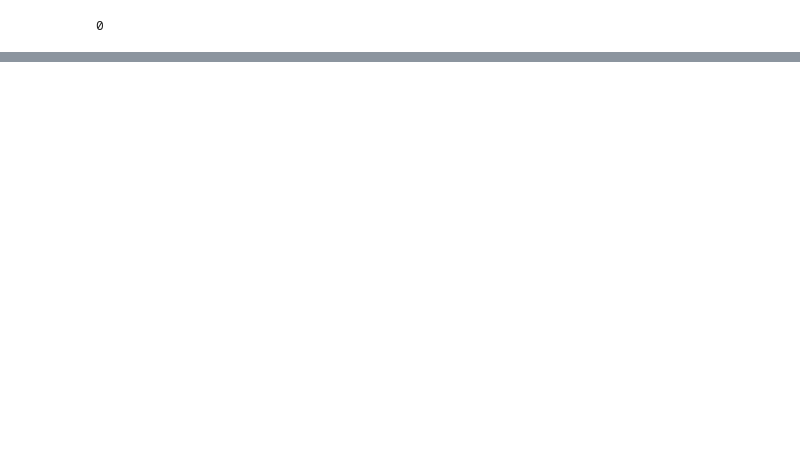
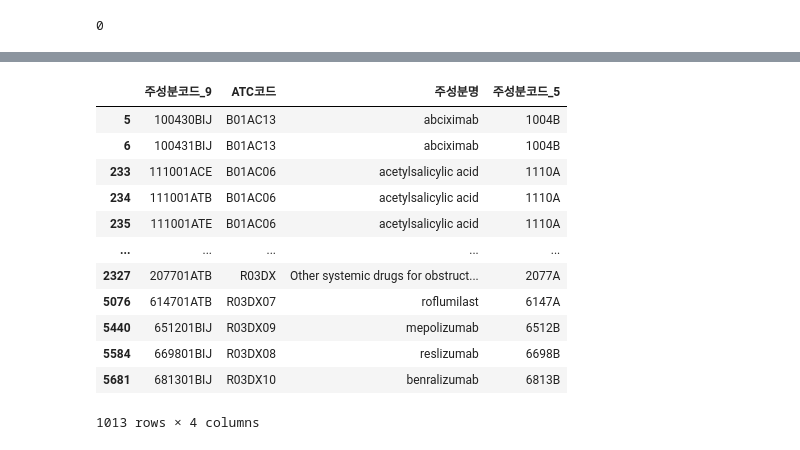
Before and after one commit to YuHan-J-Nam/Drug_Coprescription_Network_Analysis, a Jupyter notebook: 1_create_ATC_mapping.ipynb, the cells around one changed output, grey strips where cells are left out. Saved outputs shown, nothing was run; the diff lists cells and outputs as text; code cells hidden in the pictures; blank space fills up the shorter version.

Commit message:
Created comorbidities mapping ATC dataframe

```diff
--- a/1_create_ATC_mapping.ipynb
+++ b/1_create_ATC_mapping.ipynb
@@ -173,3 +175,6 @@ mapping_n.to_csv('data/mapping.csv', index=False)
 ATC 기준에 의하면 항우울제(Antidepressants)는 N06A로 시작하는 ATC 코드를 가집니다.
 
 df_mapping에서 해당되는 약물 리스트를 추출 하겠습니다.
+# %%
+# 매핑 데이터를 불러옵니다.
+mapping = pd.read_csv('data/mapping.csv', encoding='utf-8')
@@ -209,0 +391,39 @@ df_ad.to_csv('data/antidepressant_mapping_v2.csv', index=False)
+# %%
+# 관심 합병증을 다 합친 ATC 코드 리스트를 만듭니다
+ATC_dict['comorbidities'] = ATC_dict['stroke_med'] + ATC_dict['dementia_med'] + ATC_dict['asthma_med'] + ATC_dict[
+    'obesity_med'] + ATC_dict['high_bp_med'] + ATC_dict['diabetes_med'] + ATC_dict['dyslipidemia_med'] + ATC_dict[
+                             'antineoplastic'] + ATC_dict['COPD_med']
+
+# 관심 합병증을 다 합친 ATC 코드 리스트를 사용해 매핑 데이터를 추출합니다.
+# 예시 1) ATC 코드가 4자리인 경우: 'N06D'와 같이 4자리로 된 ATC 코드
+# 예시 2) ATC 코드가 5자리인 경우: 'C03AA'와 같이 5자리로 된 ATC 코드
+# 예시 3) ATC 코드가 7자리인 경우: 'C10AA01'와 같이 7자리로 된 ATC 코드
+comorbities_mapping = pd.DataFrame(columns=mapping.columns)
+for ATC_code in ATC_dict['comorbidities']:
+    if len(ATC_code) == 4:
+        df = mapping[mapping['ATC코드'].str.contains(ATC_code)]
+        comorbities_mapping = pd.concat([comorbities_mapping, df])
+    elif len(ATC_code) == 5:
+        df = mapping[mapping['ATC코드'].str.contains(ATC_code)]
+        comorbities_mapping = pd.concat([comorbities_mapping, df])
+    elif len(ATC_code) == 7:
+        df = mapping[mapping['ATC코드'] == ATC_code]
+        comorbities_mapping = pd.concat([comorbities_mapping, df])
+# %%
+comorbities_mapping.drop_duplicates(inplace=True)
+# %%
+comorbities_mapping
+# %% [output]
+|  | 주성분코드_9 | ATC코드 | 주성분명 | 주성분코드_5 |
+| 5 | 100430BIJ | B01AC13 | abciximab | 1004B |
+| 6 | 100431BIJ | B01AC13 | abciximab | 1004B |
+| 233 | 111001ACE | B01AC06 | acetylsalicylic acid | 1110A |
+| 234 | 111001ATB | B01AC06 | acetylsalicylic acid | 1110A |
+| 235 | 111001ATE | B01AC06 | acetylsalicylic acid | 1110A |
+| ... | ... | ... | ... | ... |
+| 2327 | 207701ATB | R03DX | Other systemic drugs for obstruct... | 2077A |
+| 5076 | 614701ATB | R03DX07 | roflumilast | 6147A |
+| 5440 | 651201BIJ | R03DX09 | mepolizumab | 6512B |
+| 5584 | 669801BIJ | R03DX08 | reslizumab | 6698B |
+| 5681 | 681301BIJ | R03DX10 | benralizumab | 6813B |
+1013 rows × 4 columns
```
Also changed, not shown: parts of 8 cells of this notebook, 2 other files.
